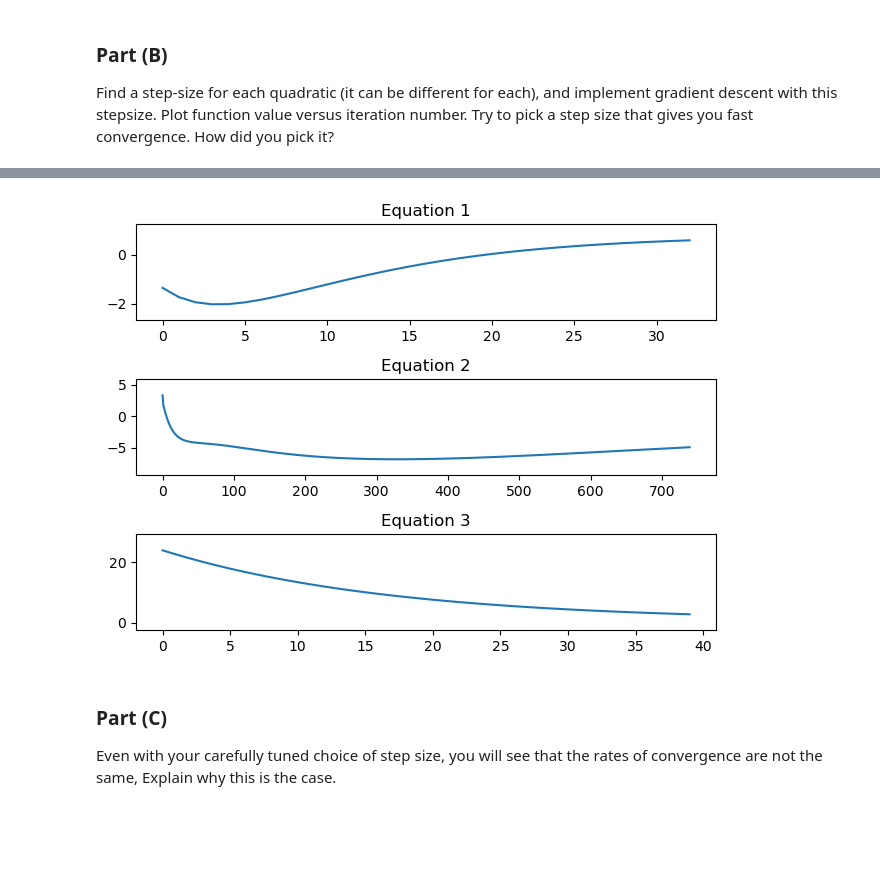
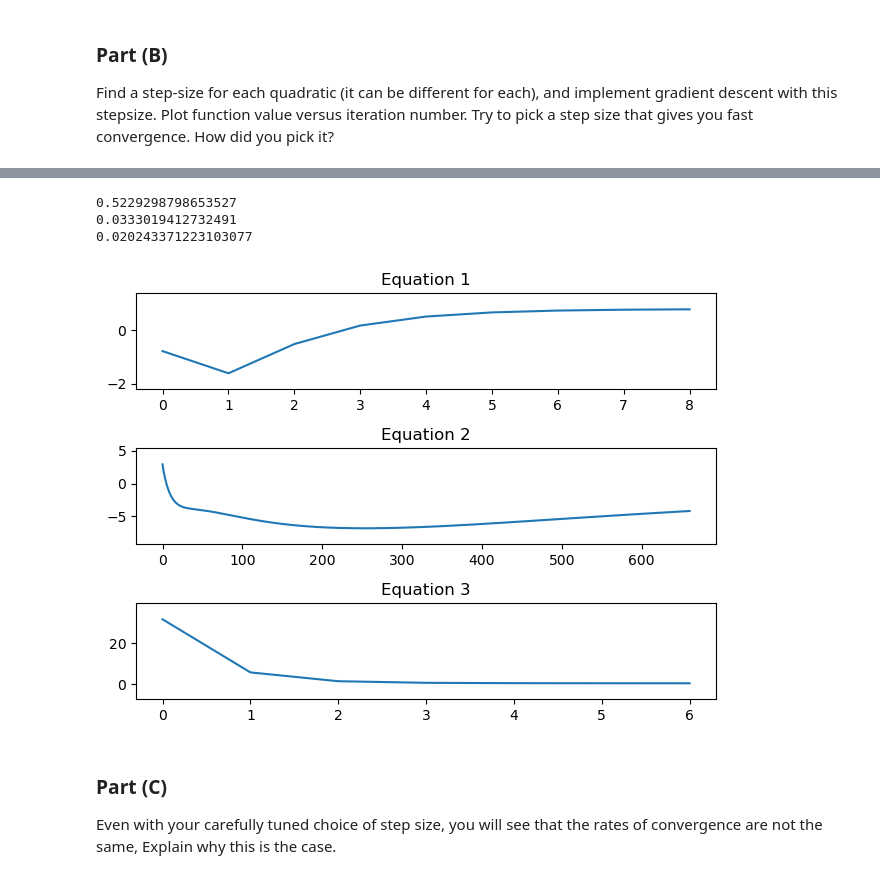
Before and after one commit to manishSan/Optimization_Examples, a Jupyter notebook: Gradient.ipynb, the cells around one changed output, grey strips where cells are left out. Cells and saved outputs as stored; diff of their text form; code cells hidden in the pictures; blank space fills up the shorter version.

```diff
--- a/Gradient.ipynb
+++ b/Gradient.ipynb
@@ -47,6 +47,9 @@ import time
 def gradient(x, Q, q):
     return np.dot(Q, x) + q
     # return Q @ x + q
+
+def hessian(x, Q, q):
+    return Q
 
 # def gradient_descent_step()
 
@@ -126,38 +138,52 @@ Find a step-size for each quadratic (it can be different for each), and implemen
 # %%
+
 # x_0 = np.zeros(Q1.shape[1])
 x_0 = np.random.random(Q1.shape[1])
 # print(x_0)
-learning_rate_1 = 0.1
-learning_rate_2 = 0.025
-learning_rate_3 = 0.001
+L1 = np.linalg.norm(hessian(x_0, Q1, q1))
+learning_rate_1 = 1/ L1
+print(f'Learning rate for first quadratic {learning_rate_1}')
+
+L2 = np.linalg.norm(hessian(x_0, Q2, q2))
+learning_rate_2 = 1 / L2
+print(f'Learning rate for second quadratic {learning_rate_2}')
+
+L3 = np.linalg.norm(hessian(x_0, Q3, q3))
+learning_rate_3 = 1 / L3
+print(f'Learning rate for third quadratic {learning_rate_3}')
+
+
 precision = 0.01
 g_d_eq1 = gradient_descent(x_0, learning_rate_1, precision, Q1, q1, c1)
 g_d_eq2 = gradient_descent(x_0, learning_rate_2, precision, Q2, q2, c2)
 g_d_eq3 = gradient_descent(x_0, learning_rate_3, precision, Q3, q3, c3)
 
 f1 = compute_function_for_all_iterations(g_d_eq1, Q1, q1, c1)
 f2 = compute_function_for_all_iterations(g_d_eq2, Q2, q2, c2)
 f3 = compute_function_for_all_iterations(g_d_eq3, Q3, q3, c3)
 
 fig, (ax1, ax2, ax3) = plt.subplots(nrows=3, ncols=1)
 
 ax1.margins(x=0.05, y=0.25)
 ax1.plot(range(0, len(f1)), f1)
 ax1.set_title("Equation 1")
 
 ax2.margins(x=0.05, y=0.25)
 ax2.plot(range(0, len(f2)), f2)
 ax2.set_title("Equation 2")
 
 ax3.margins(x=0.05, y=0.25)
 ax3.plot(range(0, len(f3)), f3)
 ax3.set_title("Equation 3")
 
 fig.tight_layout()
 
 plt.show()
 # %% [output]
+0.5229298798653527
+0.0333019412732491
+0.020243371223103077
-[figure, old version]
+[figure, new version]
 # %% [markdown]
 ### Part (C)
 Even with your carefully tuned choice of step size, you will see that the rates of convergence are not the same, Explain why this is the case.
```
Also changed, not shown: parts of 5 cells of this notebook.
